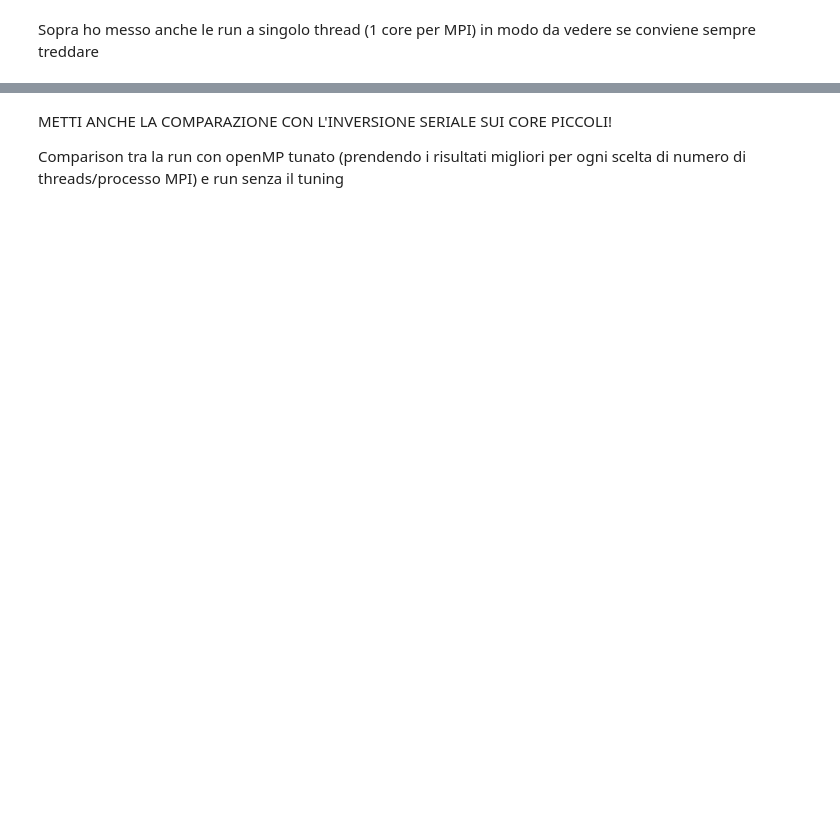
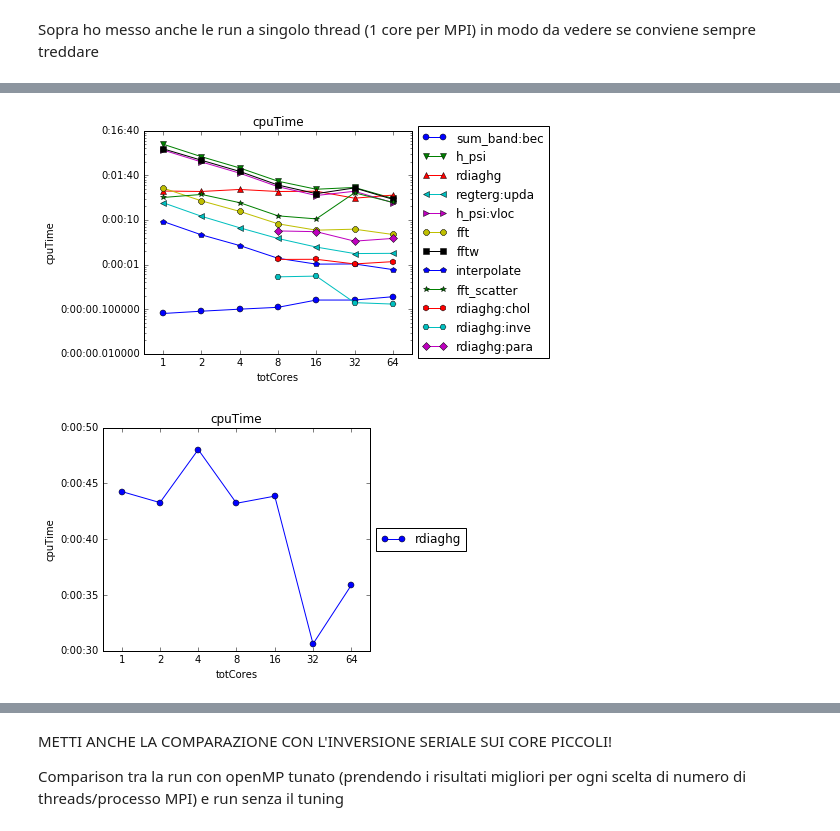
Before and after one commit to gioruffa/qetools, a Jupyter notebook: plotter.ipynb, the cells around one changed output, grey strips where cells are left out. Drawn from its saved outputs; the diff is of its cells as text; code cells hidden in the pictures; blank space fills up the shorter version.

```diff
--- a/plotter.ipynb
+++ b/plotter.ipynb
@@ -371,3 +398,9 @@ xp.plotFunction(functions=['PWSCF'],figure=fig,ylog=True)
+# %%
+xp.plotFunction(functions=xp.slowFunctions(),ylog=True)
+xp.plotFunction(functions=['rdiaghg'])
+# %% [output]
+[figure, added]
+[figure, added]
 # %%
 #SGI Co3
 
```
Also changed, not shown: parts of 24 cells of this notebook, 2 other files.
